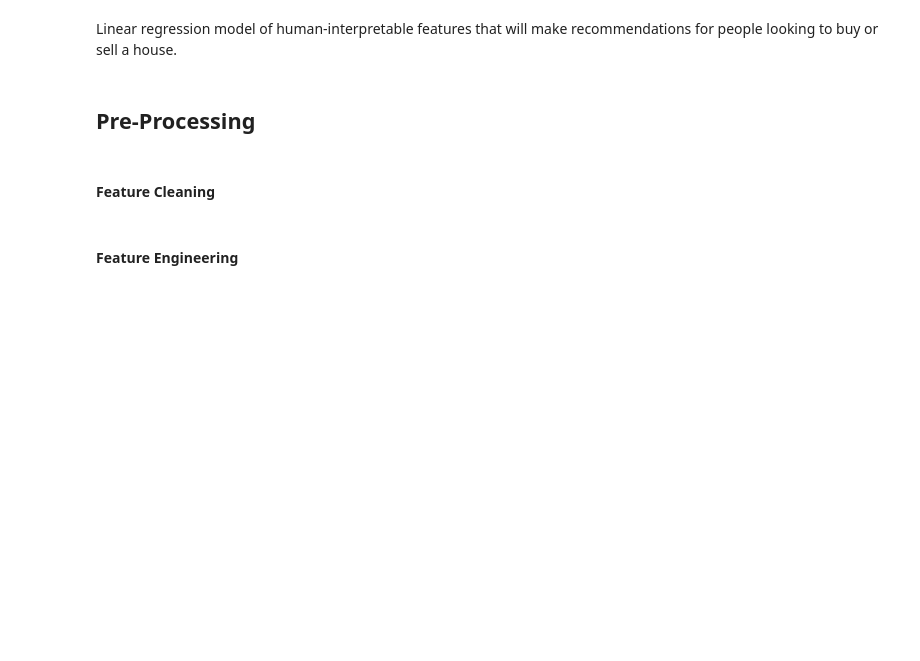
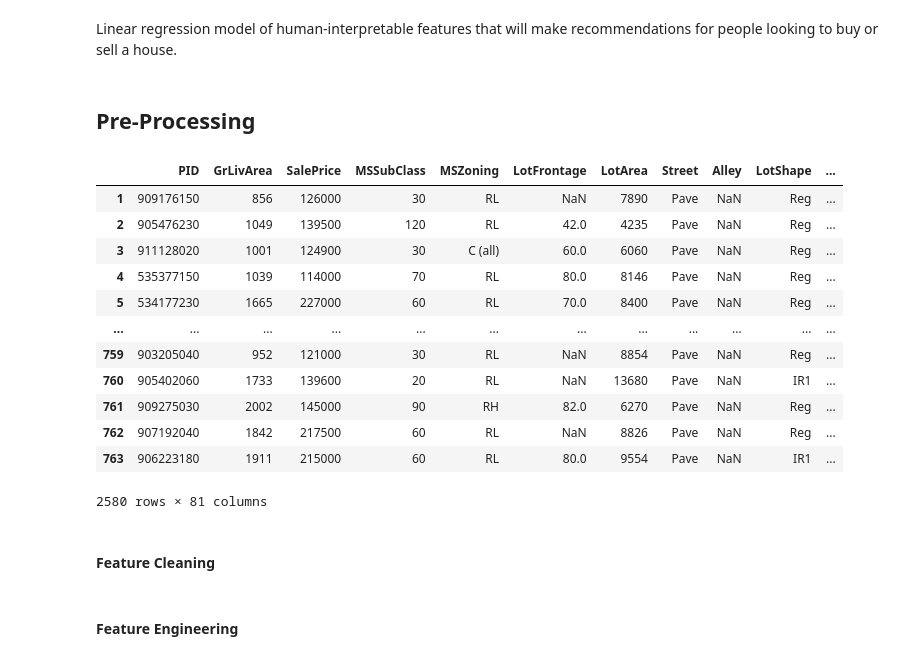
Before and after one commit to brandoncryu/ames_ml_project, a Jupyter notebook: Stephen_Model.ipynb, the cells around one changed output. Cells and saved outputs as stored; diff of their text form; code cells hidden in the pictures; blank space fills up the shorter version.

```diff
--- a/Stephen_Model.ipynb
+++ b/Stephen_Model.ipynb
@@ -17,6 +17,22 @@ pd.set_option('display.max_columns', None)
 # import dataset
 housing = pd.read_csv('data/Ames_Housing_Price_Data.csv', index_col=0)
 # real_estate = pd.read_csv('./data/Ames_Real_Estate_Data.csv')
+# %%
+housing
+# %% [output]
+|  | PID | GrLivArea | SalePrice | MSSubClass | MSZoning | LotFrontage | LotArea | Street | Alley | LotShape | ... |
+| 1 | 909176150 | 856 | 126000 | 30 | RL | NaN | 7890 | Pave | NaN | Reg | ... |
+| 2 | 905476230 | 1049 | 139500 | 120 | RL | 42.0 | 4235 | Pave | NaN | Reg | ... |
+| 3 | 911128020 | 1001 | 124900 | 30 | C (all) | 60.0 | 6060 | Pave | NaN | Reg | ... |
+| 4 | 535377150 | 1039 | 114000 | 70 | RL | 80.0 | 8146 | Pave | NaN | Reg | ... |
+| 5 | 534177230 | 1665 | 227000 | 60 | RL | 70.0 | 8400 | Pave | NaN | Reg | ... |
+| ... | ... | ... | ... | ... | ... | ... | ... | ... | ... | ... | ... |
+| 759 | 903205040 | 952 | 121000 | 30 | RL | NaN | 8854 | Pave | NaN | Reg | ... |
+| 760 | 905402060 | 1733 | 139600 | 20 | RL | NaN | 13680 | Pave | NaN | IR1 | ... |
+| 761 | 909275030 | 2002 | 145000 | 90 | RH | 82.0 | 6270 | Pave | NaN | Reg | ... |
+| 762 | 907192040 | 1842 | 217500 | 60 | RL | NaN | 8826 | Pave | NaN | Reg | ... |
+| 763 | 906223180 | 1911 | 215000 | 60 | RL | 80.0 | 9554 | Pave | NaN | IR1 | ... |
+2580 rows × 81 columns
 # %% [markdown]
 #### Feature Cleaning
 # %%
```
Also changed, not shown: 2 other files.
